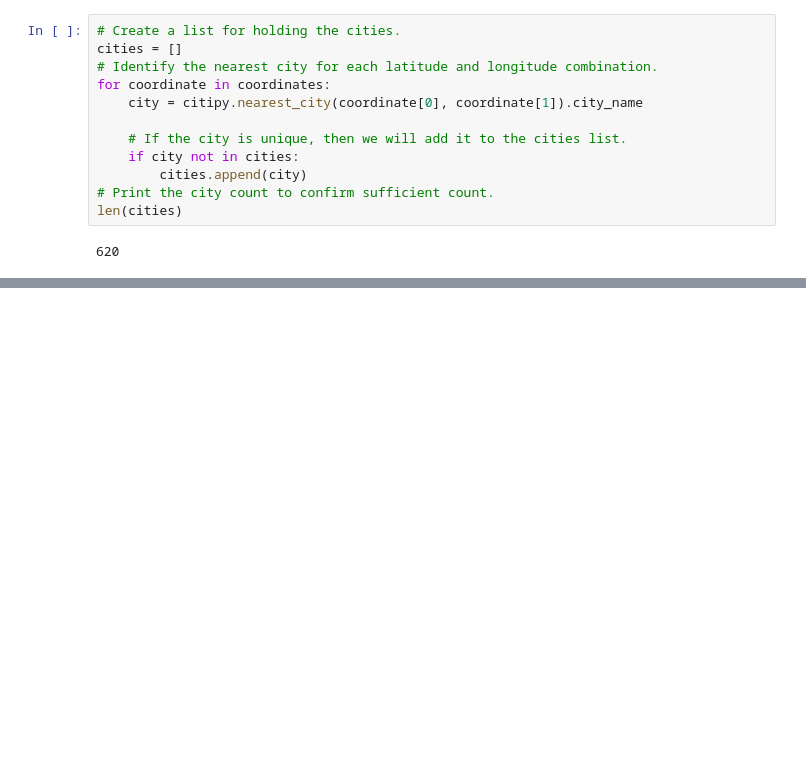
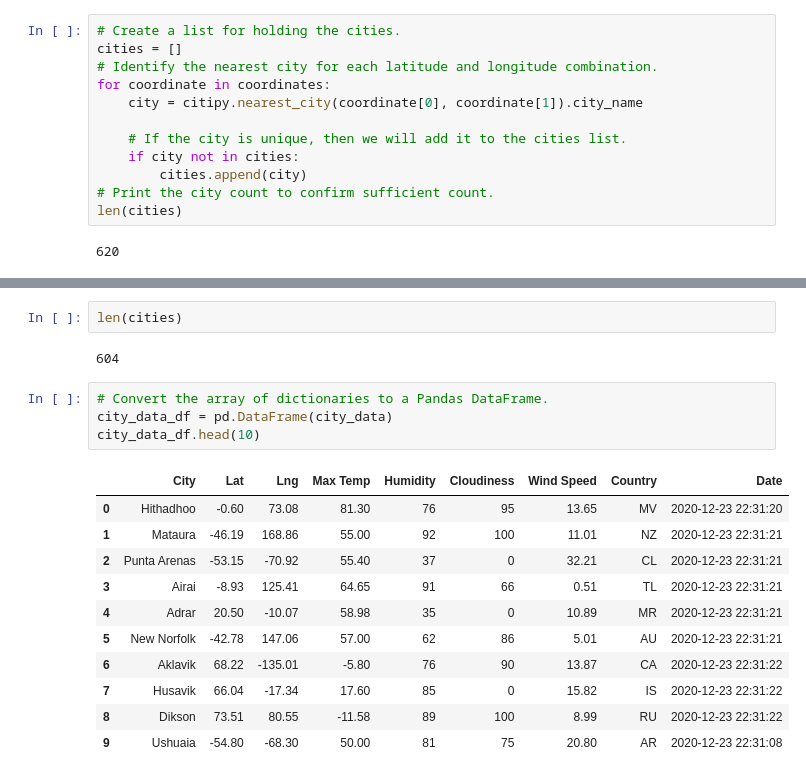
Before and after one commit to mcginav/World_Weather_Analysis, a Jupyter notebook: WeatherPy.ipynb, the cells around one changed output, grey strips where cells are left out. Drawn from its saved outputs; the diff is of its cells as text; blank space fills up the shorter version.

```diff
--- a/WeatherPy.ipynb
+++ b/WeatherPy.ipynb
@@ -58,0 +137,20 @@ NameError: name 'url' is not defined
+# %%
+len(cities)
+# %% [output]
+604
+# %%
+# Convert the array of dictionaries to a Pandas DataFrame.
+city_data_df = pd.DataFrame(city_data)
+city_data_df.head(10)
+# %% [output]
+|  | City | Lat | Lng | Max Temp | Humidity | Cloudiness | Wind Speed | Country | Date |
+| 0 | Hithadhoo | -0.60 | 73.08 | 81.30 | 76 | 95 | 13.65 | MV | 2020-12-23 22:31:20 |
+| 1 | Mataura | -46.19 | 168.86 | 55.00 | 92 | 100 | 11.01 | NZ | 2020-12-23 22:31:21 |
+| 2 | Punta Arenas | -53.15 | -70.92 | 55.40 | 37 | 0 | 32.21 | CL | 2020-12-23 22:31:21 |
+| 3 | Airai | -8.93 | 125.41 | 64.65 | 91 | 66 | 0.51 | TL | 2020-12-23 22:31:21 |
+| 4 | Adrar | 20.50 | -10.07 | 58.98 | 35 | 0 | 10.89 | MR | 2020-12-23 22:31:21 |
+| 5 | New Norfolk | -42.78 | 147.06 | 57.00 | 62 | 86 | 5.01 | AU | 2020-12-23 22:31:21 |
+| 6 | Aklavik | 68.22 | -135.01 | -5.80 | 76 | 90 | 13.87 | CA | 2020-12-23 22:31:22 |
+| 7 | Husavik | 66.04 | -17.34 | 17.60 | 85 | 0 | 15.82 | IS | 2020-12-23 22:31:22 |
+| 8 | Dikson | 73.51 | 80.55 | -11.58 | 89 | 100 | 8.99 | RU | 2020-12-23 22:31:22 |
+| 9 | Ushuaia | -54.80 | -68.30 | 50.00 | 81 | 75 | 20.80 | AR | 2020-12-23 22:31:08 |
```
Also changed, not shown: parts of 7 cells of this notebook, 4 other files.
